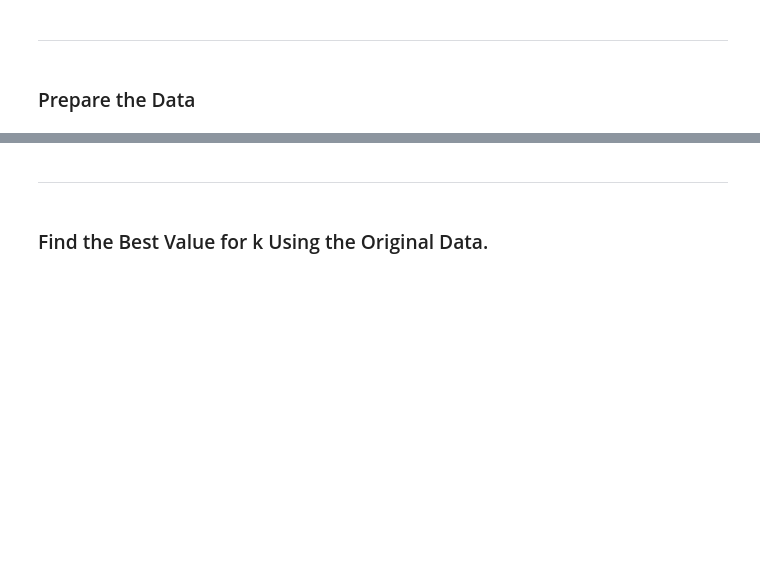
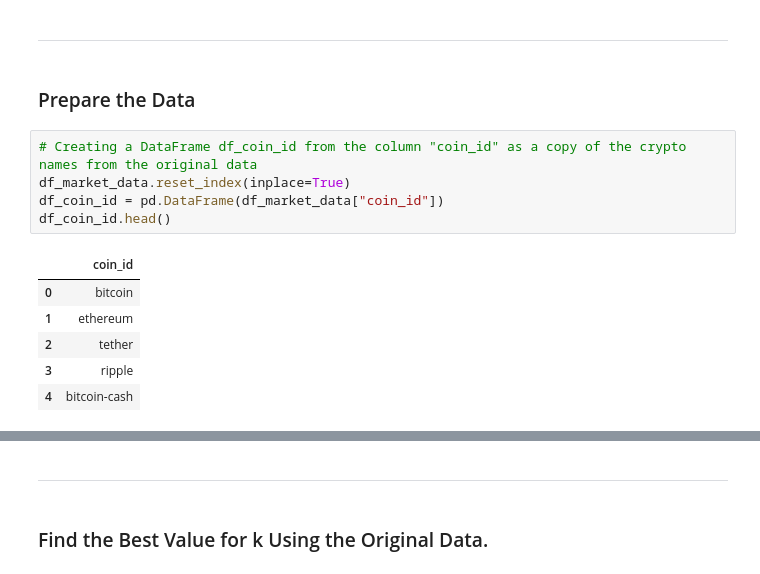
Before and after one commit to SandraBotica/CryptoClustering, a Jupyter notebook: Crypto_Clustering.ipynb, the cells around one changed output, grey strips where cells are left out. Saved outputs shown, nothing was run; the diff lists cells and outputs as text; blank space fills up the shorter version.

```diff
--- a/Crypto_Clustering.ipynb
+++ b/Crypto_Clustering.ipynb
@@ -55,3 +52,15 @@ df_market_data.hvplot.line(
 ---
 # %% [markdown]
 ### Prepare the Data
+# %%
+# Creating a DataFrame df_coin_id from the column "coin_id" as a copy of the crypto names from the original data
+df_market_data.reset_index(inplace=True)
+df_coin_id = pd.DataFrame(df_market_data["coin_id"])
+df_coin_id.head()
+# %% [output]
+|  | coin_id |
+| 0 | bitcoin |
+| 1 | ethereum |
+| 2 | tether |
+| 3 | ripple |
+| 4 | bitcoin-cash |
```
Also changed, not shown: parts of 10 cells of this notebook, 1 other file.
